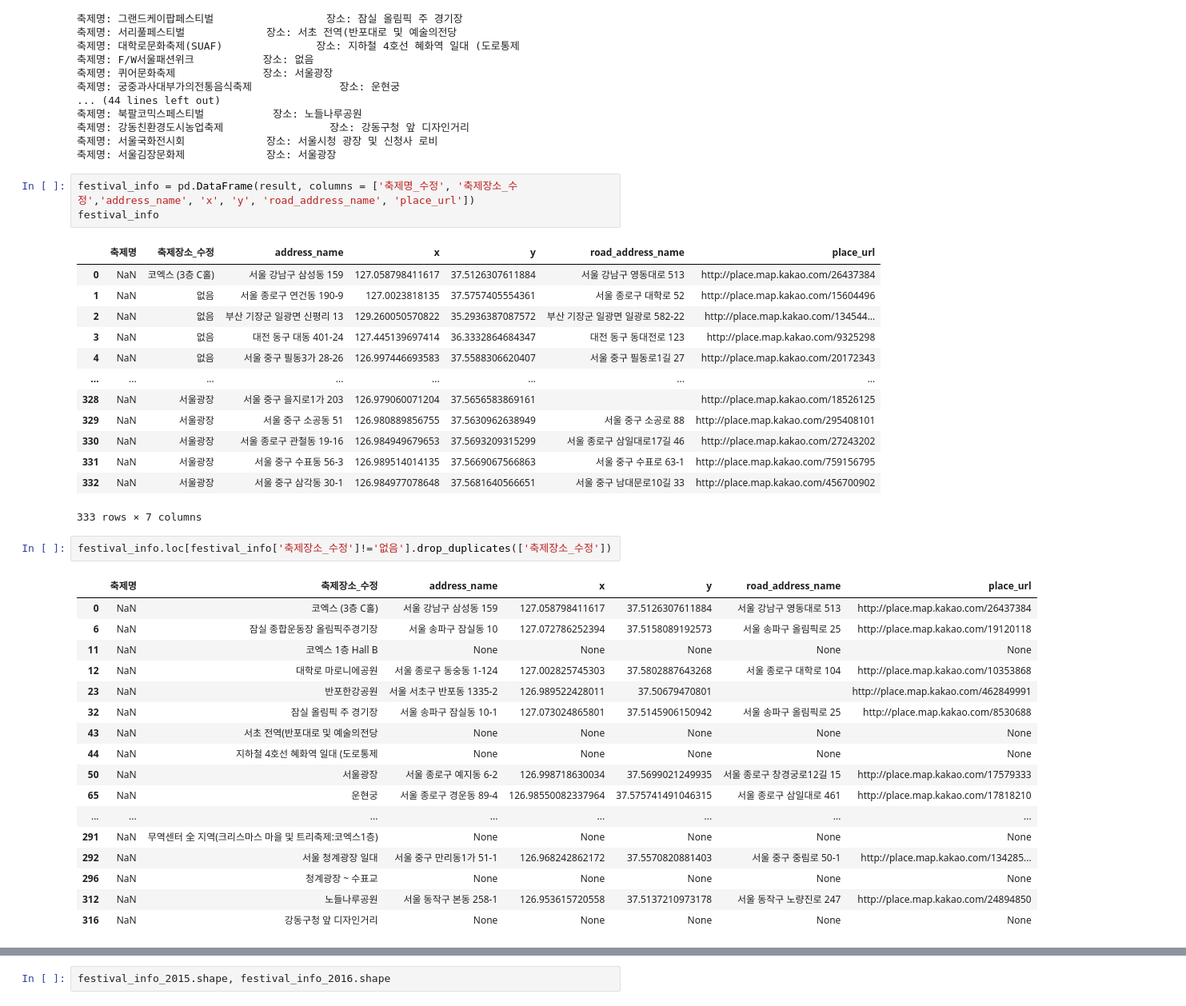
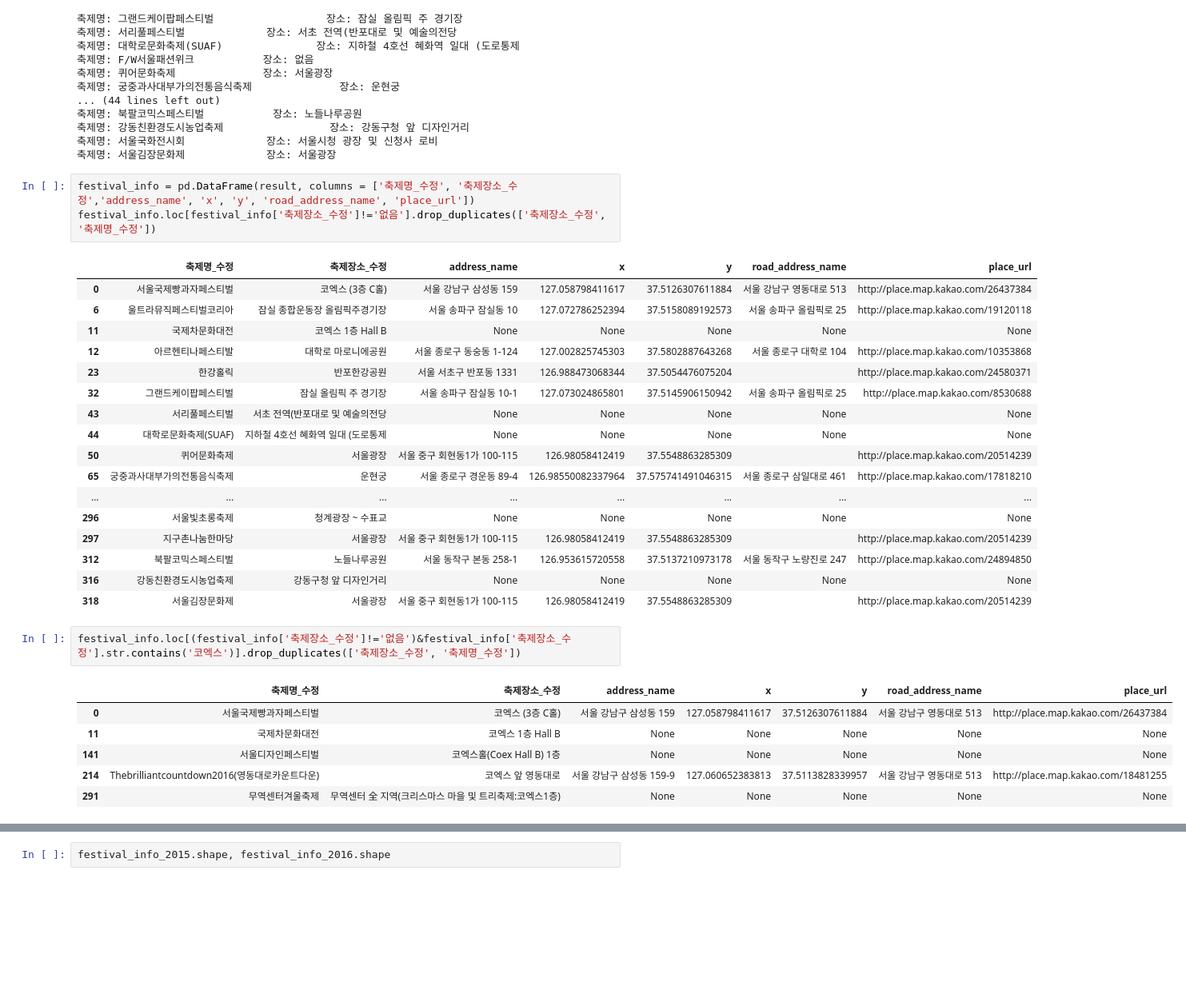
Before and after one commit to HGmin1159/Seoul_Festival, a Jupyter notebook: 데이터전처리/data/크롤링/crawling_final.ipynb, the cells around one changed output, grey strips where cells are left out. Shown at 80% size. Drawn from its saved outputs; the diff is of its cells as text; blank space fills up the shorter version.

```diff
--- a/데이터전처리/data/크롤링/crawling_final.ipynb
+++ b/데이터전처리/data/크롤링/crawling_final.ipynb
@@ -387,38 +387,31 @@ for nm, location in zip(festival_2015['축제명_수정'], festival_2015['축제
 축제명: 서울김장문화제             장소: 서울광장
 # %%
 festival_info = pd.DataFrame(result, columns = ['축제명_수정', '축제장소_수정','address_name', 'x', 'y', 'road_address_name', 'place_url'])
-festival_info
+festival_info.loc[festival_info['축제장소_수정']!='없음'].drop_duplicates(['축제장소_수정', '축제명_수정'])
 # %% [output]
-|  | 축제명 | 축제장소_수정 | address_name | x | y | road_address_name | place_url |
-| 0 | NaN | 코엑스 (3층 C홀) | 서울 강남구 삼성동 159 | 127.058798411617 | 37.5126307611884 | 서울 강남구 영동대로 513 | http://place.map.kakao.com/26437384 |
-| 1 | NaN | 없음 | 서울 종로구 연건동 190-9 | 127.0023818135 | 37.5757405554361 | 서울 종로구 대학로 52 | http://place.map.kakao.com/15604496 |
-| 2 | NaN | 없음 | 부산 기장군 일광면 신평리 13 | 129.260050570822 | 35.2936387087572 | 부산 기장군 일광면 일광로 582-22 | http://place.map.kakao.com/134544... |
-| 3 | NaN | 없음 | 대전 동구 대동 401-24 | 127.445139697414 | 36.3332864684347 | 대전 동구 동대전로 123 | http://place.map.kakao.com/9325298 |
-| 4 | NaN | 없음 | 서울 중구 필동3가 28-26 | 126.997446693583 | 37.5588306620407 | 서울 중구 필동로1길 27 | http://place.map.kakao.com/20172343 |
+|  | 축제명_수정 | 축제장소_수정 | address_name | x | y | road_address_name | place_url |
+| 0 | 서울국제빵과자페스티벌 | 코엑스 (3층 C홀) | 서울 강남구 삼성동 159 | 127.058798411617 | 37.5126307611884 | 서울 강남구 영동대로 513 | http://place.map.kakao.com/26437384 |
+| 6 | 울트라뮤직페스티벌코리아 | 잠실 종합운동장 올림픽주경기장 | 서울 송파구 잠실동 10 | 127.072786252394 | 37.5158089192573 | 서울 송파구 올림픽로 25 | http://place.map.kakao.com/19120118 |
+| 11 | 국제차문화대전 | 코엑스 1층 Hall B | None | None | None | None | None |
+| 12 | 아르헨티나페스티발 | 대학로 마로니에공원 | 서울 종로구 동숭동 1-124 | 127.002825745303 | 37.5802887643268 | 서울 종로구 대학로 104 | http://place.map.kakao.com/10353868 |
+| 23 | 한강홀릭 | 반포한강공원 | 서울 서초구 반포동 1331 | 126.988473068344 | 37.5054476075204 |  | http://place.map.kakao.com/24580371 |
+| 32 | 그랜드케이팝페스티벌 | 잠실 올림픽 주 경기장 | 서울 송파구 잠실동 10-1 | 127.073024865801 | 37.5145906150942 | 서울 송파구 올림픽로 25 | http://place.map.kakao.com/8530688 |
+| 43 | 서리풀페스티벌 | 서초 전역(반포대로 및 예술의전당 | None | None | None | None | None |
+| 44 | 대학로문화축제(SUAF) | 지하철 4호선 혜화역 일대 (도로통제 | None | None | None | None | None |
+| 50 | 퀴어문화축제 | 서울광장 | 서울 중구 회현동1가 100-115 | 126.98058412419 | 37.5548863285309 |  | http://place.map.kakao.com/20514239 |
+| 65 | 궁중과사대부가의전통음식축제 | 운현궁 | 서울 종로구 경운동 89-4 | 126.98550082337964 | 37.575741491046315 | 서울 종로구 삼일대로 461 | http://place.map.kakao.com/17818210 |
 | ... | ... | ... | ... | ... | ... | ... | ... |
-| 328 | NaN | 서울광장 | 서울 중구 을지로1가 203 | 126.979060071204 | 37.5656583869161 |  | http://place.map.kakao.com/18526125 |
-| 329 | NaN | 서울광장 | 서울 중구 소공동 51 | 126.980889856755 | 37.5630962638949 | 서울 중구 소공로 88 | http://place.map.kakao.com/295408101 |
-| 330 | NaN | 서울광장 | 서울 종로구 관철동 19-16 | 126.984949679653 | 37.5693209315299 | 서울 종로구 삼일대로17길 46 | http://place.map.kakao.com/27243202 |
-| 331 | NaN | 서울광장 | 서울 중구 수표동 56-3 | 126.989514014135 | 37.5669067566863 | 서울 중구 수표로 63-1 | http://place.map.kakao.com/759156795 |
-| 332 | NaN | 서울광장 | 서울 중구 삼각동 30-1 | 126.984977078648 | 37.5681640566651 | 서울 중구 남대문로10길 33 | http://place.map.kakao.com/456700902 |
+| 296 | 서울빛초롱축제 | 청계광장 ~ 수표교 | None | None | None | None | None |
+| 297 | 지구촌나눔한마당 | 서울광장 | 서울 중구 회현동1가 100-115 | 126.98058412419 | 37.5548863285309 |  | http://place.map.kakao.com/20514239 |
+| 312 | 북팔코믹스페스티벌 | 노들나루공원 | 서울 동작구 본동 258-1 | 126.953615720558 | 37.5137210973178 | 서울 동작구 노량진로 247 | http://place.map.kakao.com/24894850 |
+| 316 | 강동친환경도시농업축제 | 강동구청 앞 디자인거리 | None | None | None | None | None |
+| 318 | 서울김장문화제 | 서울광장 | 서울 중구 회현동1가 100-115 | 126.98058412419 | 37.5548863285309 |  | http://place.map.kakao.com/20514239 |
-333 rows × 7 columns
 # %%
-festival_info.loc[festival_info['축제장소_수정']!='없음'].drop_duplicates(['축제장소_수정'])
+festival_info.loc[(festival_info['축제장소_수정']!='없음')&festival_info['축제장소_수정'].str.contains('코엑스')].drop_duplicates(['축제장소_수정', '축제명_수정'])
 # %% [output]
-|  | 축제명 | 축제장소_수정 | address_name | x | y | road_address_name | place_url |
-| 0 | NaN | 코엑스 (3층 C홀) | 서울 강남구 삼성동 159 | 127.058798411617 | 37.5126307611884 | 서울 강남구 영동대로 513 | http://place.map.kakao.com/26437384 |
-| 6 | NaN | 잠실 종합운동장 올림픽주경기장 | 서울 송파구 잠실동 10 | 127.072786252394 | 37.5158089192573 | 서울 송파구 올림픽로 25 | http://place.map.kakao.com/19120118 |
-| 11 | NaN | 코엑스 1층 Hall B | None | None | None | None | None |
-| 12 | NaN | 대학로 마로니에공원 | 서울 종로구 동숭동 1-124 | 127.002825745303 | 37.5802887643268 | 서울 종로구 대학로 104 | http://place.map.kakao.com/10353868 |
-| 23 | NaN | 반포한강공원 | 서울 서초구 반포동 1335-2 | 126.989522428011 | 37.50679470801 |  | http://place.map.kakao.com/462849991 |
-| 32 | NaN | 잠실 올림픽 주 경기장 | 서울 송파구 잠실동 10-1 | 127.073024865801 | 37.5145906150942 | 서울 송파구 올림픽로 25 | http://place.map.kakao.com/8530688 |
-| 43 | NaN | 서초 전역(반포대로 및 예술의전당 | None | None | None | None | None |
-| 44 | NaN | 지하철 4호선 혜화역 일대 (도로통제 | None | None | None | None | None |
-| 50 | NaN | 서울광장 | 서울 종로구 예지동 6-2 | 126.998718630034 | 37.5699021249935 | 서울 종로구 창경궁로12길 15 | http://place.map.kakao.com/17579333 |
-| 65 | NaN | 운현궁 | 서울 종로구 경운동 89-4 | 126.98550082337964 | 37.575741491046315 | 서울 종로구 삼일대로 461 | http://place.map.kakao.com/17818210 |
-| ... | ... | ... | ... | ... | ... | ... | ... |
-| 291 | NaN | 무역센터 全 지역(크리스마스 마을 및 트리축제:코엑스1층) | None | None | None | None | None |
-| 292 | NaN | 서울 청계광장 일대 | 서울 중구 만리동1가 51-1 | 126.968242862172 | 37.5570820881403 | 서울 중구 중림로 50-1 | http://place.map.kakao.com/134285... |
-| 296 | NaN | 청계광장 ~ 수표교 | None | None | None | None | None |
-| 312 | NaN | 노들나루공원 | 서울 동작구 본동 258-1 | 126.953615720558 | 37.5137210973178 | 서울 동작구 노량진로 247 | http://place.map.kakao.com/24894850 |
-| 316 | NaN | 강동구청 앞 디자인거리 | None | None | None | None | None |
+|  | 축제명_수정 | 축제장소_수정 | address_name | x | y | road_address_name | place_url |
+| 0 | 서울국제빵과자페스티벌 | 코엑스 (3층 C홀) | 서울 강남구 삼성동 159 | 127.058798411617 | 37.5126307611884 | 서울 강남구 영동대로 513 | http://place.map.kakao.com/26437384 |
+| 11 | 국제차문화대전 | 코엑스 1층 Hall B | None | None | None | None | None |
+| 141 | 서울디자인페스티벌 | 코엑스홀(Coex Hall B) 1층 | None | None | None | None | None |
+| 214 | Thebrilliantcountdown2016(영동대로카운트다운) | 코엑스 앞 영동대로 | 서울 강남구 삼성동 159-9 | 127.060652383813 | 37.5113828339957 | 서울 강남구 영동대로 513 | http://place.map.kakao.com/18481255 |
+| 291 | 무역센터겨울축제 | 무역센터 全 지역(크리스마스 마을 및 트리축제:코엑스1층) | None | None | None | None | None |
```
Also changed, not shown: parts of 23 cells of this notebook, 1 other file.
